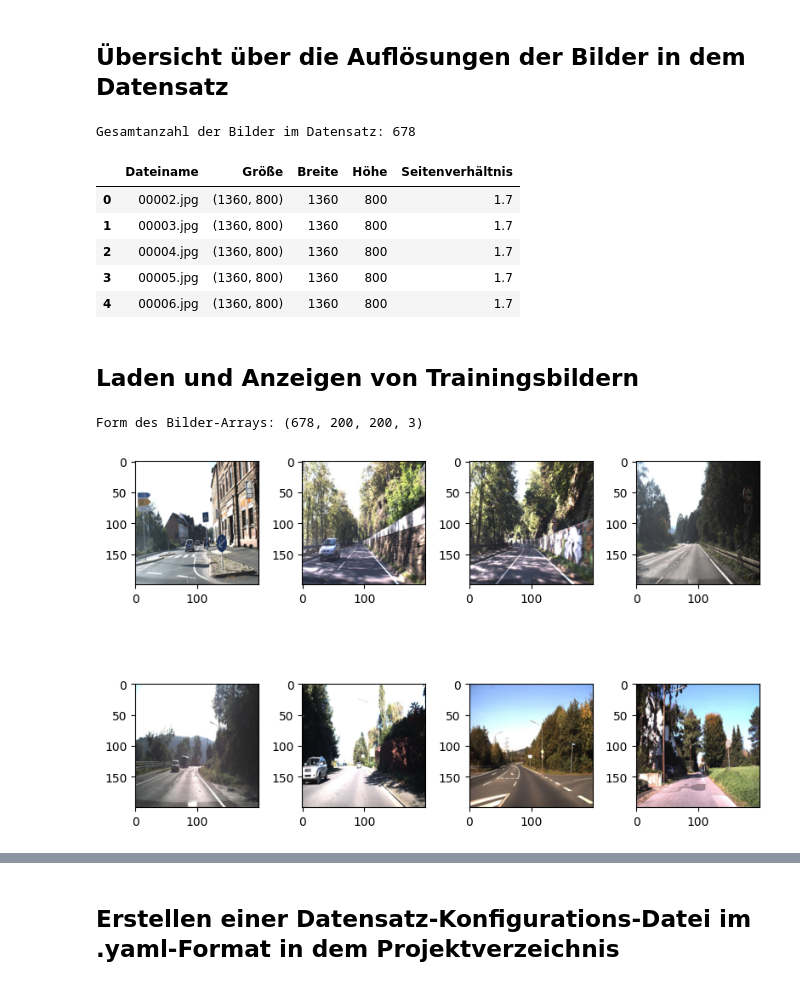
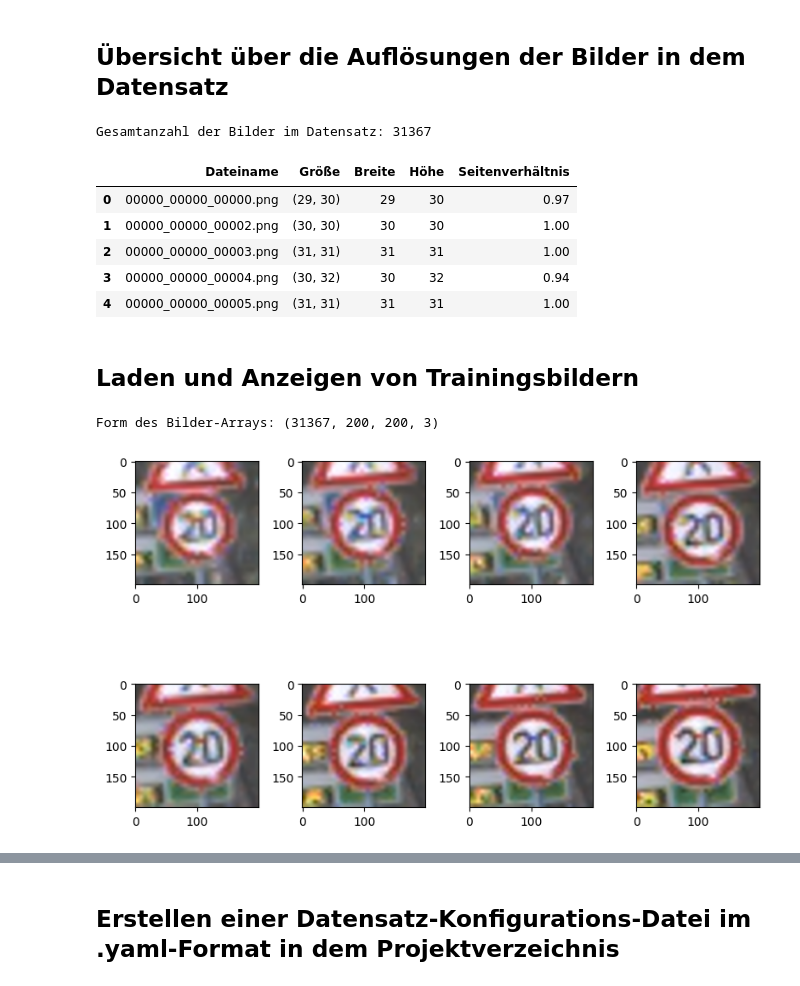
Before and after one commit to Laieb786/projekt-cnn-yolo-echtzeiterkennung-verkehszeichen-gtsrb, a Jupyter notebook: cnn_echtzeiterkennung_verkehrszeichen_modell.ipynb, the cells around one changed output, grey strips where cells are left out. Drawn from its saved outputs; the diff is of its cells as text; code cells hidden in the pictures.

Commit message:
Weitere Anpassung an Code-Abschnitte zum Anpassen an dem neuen Datensatz

```diff
--- a/cnn_echtzeiterkennung_verkehrszeichen_modell.ipynb
+++ b/cnn_echtzeiterkennung_verkehrszeichen_modell.ipynb
@@ -181,9 +181,9 @@ plot_class_distribution(label_path, class_names, output_path)
 ## **Übersicht über die Auflösungen der Bilder in dem Datensatz**
 # %%
 #Ermitteln der Bildauflösungen
-imgs = [img.name for img in Path(r"G:\Meine Ablage\projekt-cnn-yolo-echtzeiterkennung-verkehszeichen-gtsrb\data\images\train").iterdir() if img.suffix == ".jpg"]
+imgs = [img.name for img in Path("/teamspace/studios/this_studio/projekt-cnn-yolo-echtzeiterkennung-verkehszeichen-gtsrb/dataset/images/train").iterdir() if img.suffix == ".png"]
 img_meta = {}
-for f in imgs: img_meta[str(f)] = imagesize.get(Path(r"G:\Meine Ablage\projekt-cnn-yolo-echtzeiterkennung-verkehszeichen-gtsrb\data\images\train") / f)
+for f in imgs: img_meta[str(f)] = imagesize.get(Path("/teamspace/studios/this_studio/projekt-cnn-yolo-echtzeiterkennung-verkehszeichen-gtsrb/dataset/images/train") / f)
 
 #In DataFrame umwandeln und Seitenverhältnis berechnen
 img_meta_df = pd.DataFrame.from_dict([img_meta]).T.reset_index()
@@ -194,39 +194,39 @@ img_meta_df["Seitenverhältnis"] = round(img_meta_df["Breite"] / img_meta_df["H
 print(f'Gesamtanzahl der Bilder im Datensatz: {len(img_meta_df)}')
 img_meta_df.head()
 # %% [output]
-Gesamtanzahl der Bilder im Datensatz: 678
+Gesamtanzahl der Bilder im Datensatz: 31367
 |  | Dateiname | Größe | Breite | Höhe | Seitenverhältnis |
-| 0 | 00002.jpg | (1360, 800) | 1360 | 800 | 1.7 |
-| 1 | 00003.jpg | (1360, 800) | 1360 | 800 | 1.7 |
-| 2 | 00004.jpg | (1360, 800) | 1360 | 800 | 1.7 |
-| 3 | 00005.jpg | (1360, 800) | 1360 | 800 | 1.7 |
-| 4 | 00006.jpg | (1360, 800) | 1360 | 800 | 1.7 |
+| 0 | 00000_00000_00000.png | (29, 30) | 29 | 30 | 0.97 |
+| 1 | 00000_00000_00002.png | (30, 30) | 30 | 30 | 1.00 |
+| 2 | 00000_00000_00003.png | (31, 31) | 31 | 31 | 1.00 |
+| 3 | 00000_00000_00004.png | (30, 32) | 30 | 32 | 0.94 |
+| 4 | 00000_00000_00005.png | (31, 31) | 31 | 31 | 1.00 |
 # %% [markdown]
 ## **Laden und Anzeigen von Trainingsbildern**
 # %%
 %matplotlib inline
-filepath = r"G:\Meine Ablage\projekt-cnn-yolo-echtzeiterkennung-verkehszeichen-gtsrb\data\images\train"
+filepath = r"/teamspace/studios/this_studio/projekt-cnn-yolo-echtzeiterkennung-verkehszeichen-gtsrb/dataset/images/train"
 image_names = get_filenames(filepath)
 
 input_shape = {
     "height": 200,
     "width": 200,
     "channels": 3
 }
 images = read_images(image_names, height=input_shape["height"], width=input_shape["width"])
 
 aimages = images_to_array(images)
 print(f'Form des Bilder-Arrays: {aimages.shape}') # Struktur des Arrays: (Anzahl der Bilder, Höhe, Breite, Farbkanal)
 
 fig = plt.figure(figsize=(8, 8))
 rows, columns = 3, 4
 num_images_to_display = (min(8, aimages.shape[0]))
 
 for i in range(num_images_to_display):
     fig.add_subplot(rows, columns, i + 1)
     plt.imshow(aimages[i, ...])
 
 plt.tight_layout()
 # %% [output]
-Form des Bilder-Arrays: (678, 200, 200, 3)
+Form des Bilder-Arrays: (31367, 200, 200, 3)
-[figure, old version]
+[figure, new version]
```
Also changed, not shown: parts of 4 cells of this notebook, 1 other file.
